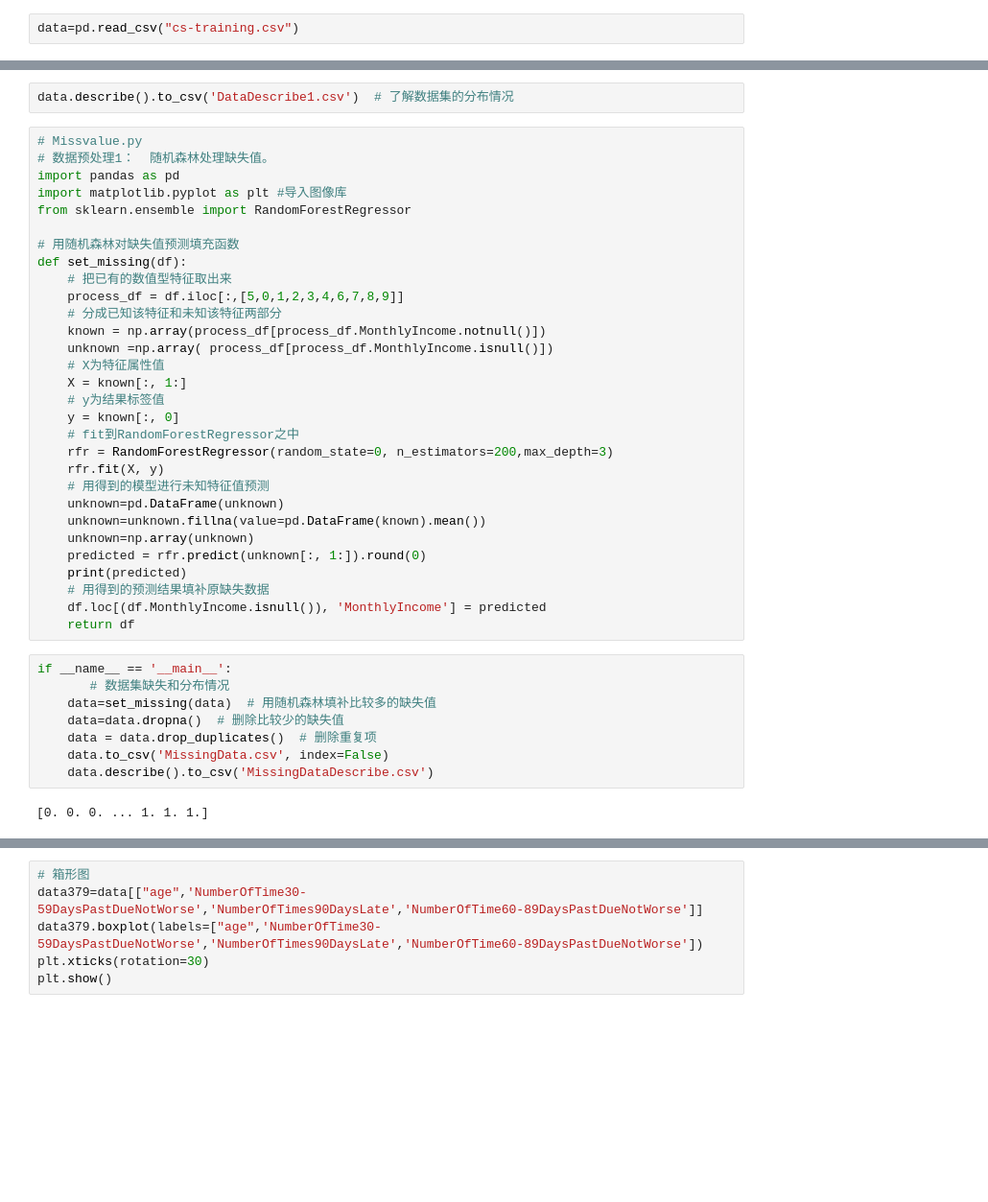
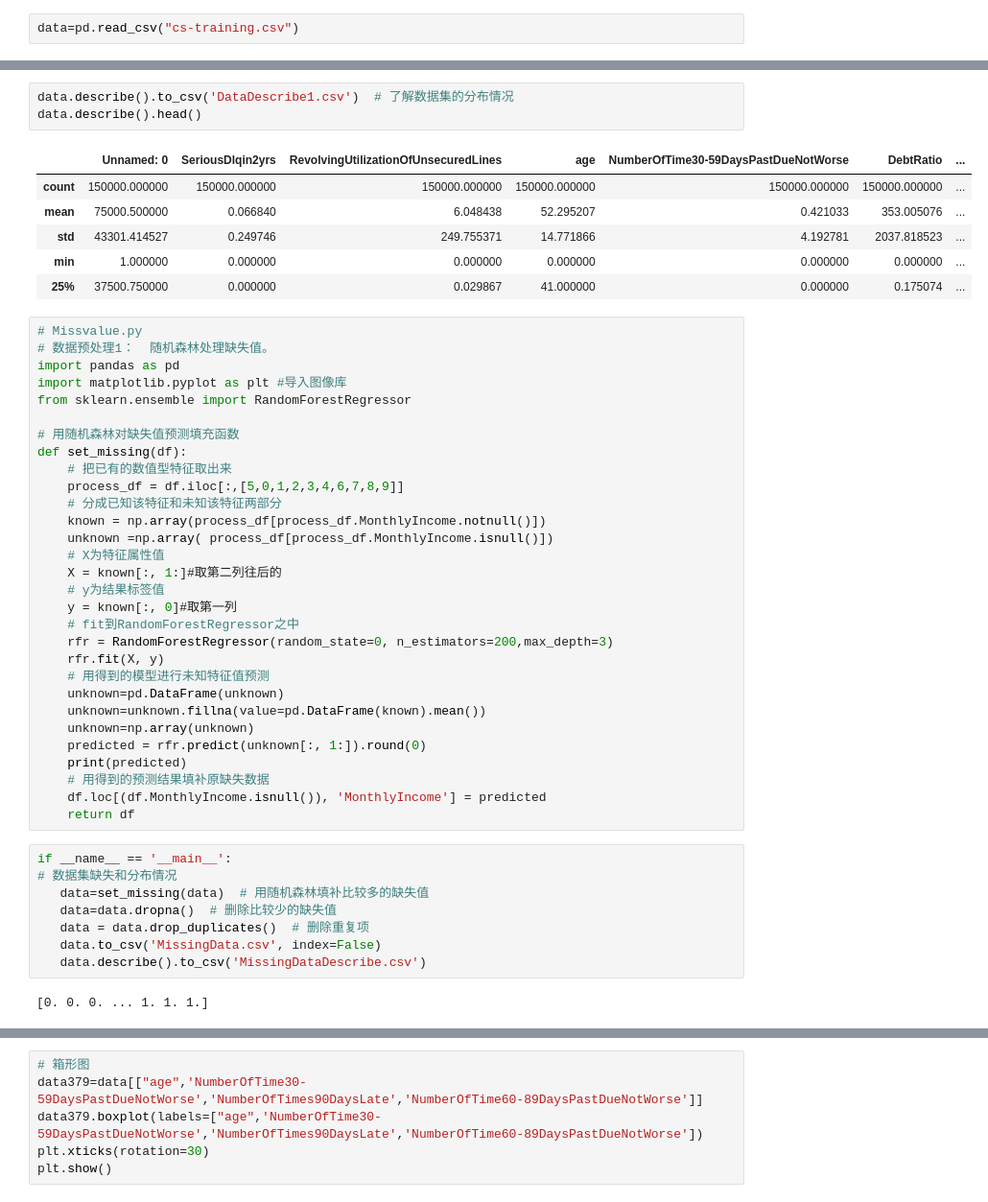
Before and after one commit to zsrx/XSY_CREDIT_FInal, a Jupyter notebook: credit.ipynb, the cells around one changed output, grey strips where cells are left out. Shown at 96% size. Drawn from its saved outputs; the diff is of its cells as text; blank space fills up the shorter version.

```diff
--- a/credit.ipynb
+++ b/credit.ipynb
@@ -28,5 +22,13 @@ data
 # %%
 data.describe().to_csv('DataDescribe1.csv')  # 了解数据集的分布情况
+data.describe().head()
+# %% [output]
+|  | Unnamed: 0 | SeriousDlqin2yrs | RevolvingUtilizationOfUnsecuredLines | age | NumberOfTime30-59DaysPastDueNotWorse | DebtRatio | ... |
+| count | 150000.000000 | 150000.000000 | 150000.000000 | 150000.000000 | 150000.000000 | 150000.000000 | ... |
+| mean | 75000.500000 | 0.066840 | 6.048438 | 52.295207 | 0.421033 | 353.005076 | ... |
+| std | 43301.414527 | 0.249746 | 249.755371 | 14.771866 | 4.192781 | 2037.818523 | ... |
+| min | 1.000000 | 0.000000 | 0.000000 | 0.000000 | 0.000000 | 0.000000 | ... |
+| 25% | 37500.750000 | 0.000000 | 0.029867 | 41.000000 | 0.000000 | 0.175074 | ... |
 # %%
 # Missvalue.py
 # 数据预处理1：  随机森林处理缺失值。
@@ -42,9 +44,9 @@ def set_missing(df):
     known = np.array(process_df[process_df.MonthlyIncome.notnull()])
     unknown =np.array( process_df[process_df.MonthlyIncome.isnull()])
     # X为特征属性值
-    X = known[:, 1:]
+    X = known[:, 1:]#取第二列往后的
     # y为结果标签值
-    y = known[:, 0]
+    y = known[:, 0]#取第一列
     # fit到RandomForestRegressor之中
     rfr = RandomForestRegressor(random_state=0, n_estimators=200,max_depth=3)
     rfr.fit(X, y)
@@ -59,11 +61,11 @@ def set_missing(df):
     return df
 # %%
 if __name__ == '__main__':
-       # 数据集缺失和分布情况
-    data=set_missing(data)  # 用随机森林填补比较多的缺失值
-    data=data.dropna()  # 删除比较少的缺失值
-    data = data.drop_duplicates()  # 删除重复项
-    data.to_csv('MissingData.csv', index=False)
-    data.describe().to_csv('MissingDataDescribe.csv')
+# 数据集缺失和分布情况
+   data=set_missing(data)  # 用随机森林填补比较多的缺失值
+   data=data.dropna()  # 删除比较少的缺失值
+   data = data.drop_duplicates()  # 删除重复项
+   data.to_csv('MissingData.csv', index=False)
+   data.describe().to_csv('MissingDataDescribe.csv')
 # %% [output]
 [0. 0. 0. ... 1. 1. 1.]
```
Also changed, not shown: parts of 8 cells of this notebook, 2 other files.
